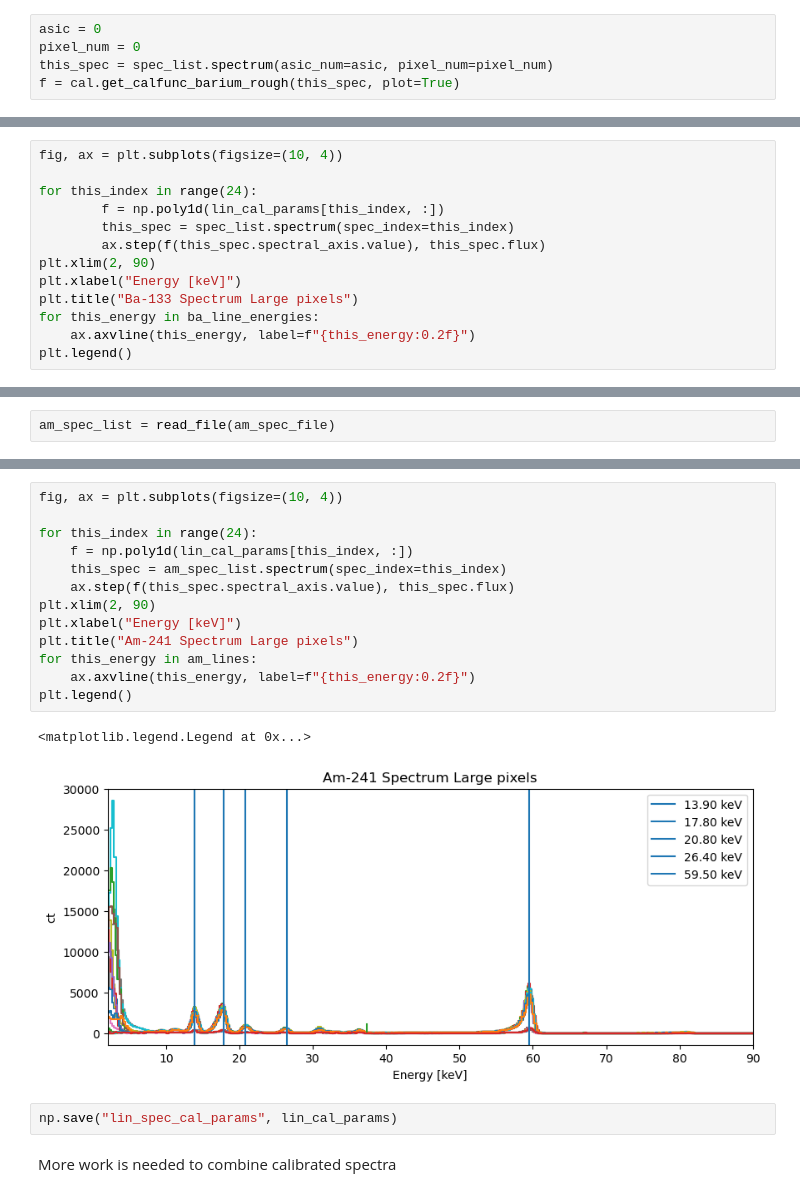
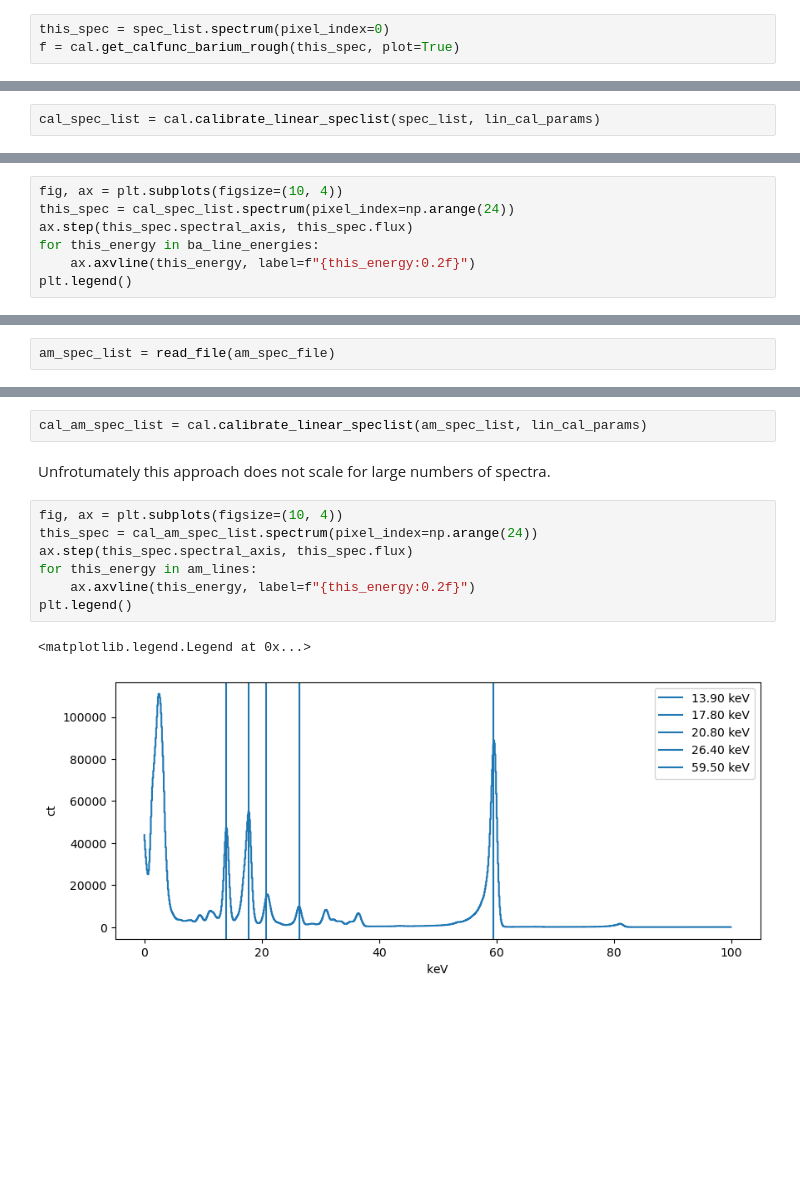
Before and after one commit to PADRESat/meddea_notebooks, a Jupyter notebook: calibration/20250706_energy_calibration_speclist.ipynb, the cells around one changed output, grey strips where cells are left out. Drawn from its saved outputs; the diff is of its cells as text; blank space fills up the shorter version.

```diff
--- a/calibration/20250706_energy_calibration_speclist.ipynb
+++ b/calibration/20250706_energy_calibration_speclist.ipynb
@@ -160,6 +179,4 @@ Text(0.5, 1.0, 'det0 pixel0')
 # %%
-asic = 0
-pixel_num = 0
-this_spec = spec_list.spectrum(asic_num=asic, pixel_num=pixel_num)
+this_spec = spec_list.spectrum(pixel_index=0)
 f = cal.get_calfunc_barium_rough(this_spec, plot=True)
 # %% [output]
@@ -182,15 +194,11 @@ plt.hist(lin_cal_params[:, 0]);
+# %%
+cal_spec_list = cal.calibrate_linear_speclist(spec_list, lin_cal_params)
 # %%
 ba_line_energies = [7.8, 11.8, 30.85, 35, 53.5, 57.8, 81] * u.keV
 # %%
 fig, ax = plt.subplots(figsize=(10, 4))
-
-for this_index in range(24):
-        f = np.poly1d(lin_cal_params[this_index, :])
-        this_spec = spec_list.spectrum(spec_index=this_index)
-        ax.step(f(this_spec.spectral_axis.value), this_spec.flux)
-plt.xlim(2, 90)
-plt.xlabel("Energy [keV]")
-plt.title("Ba-133 Spectrum Large pixels")
+this_spec = cal_spec_list.spectrum(pixel_index=np.arange(24))
+ax.step(this_spec.spectral_axis, this_spec.flux)
 for this_energy in ba_line_energies:
     ax.axvline(this_energy, label=f"{this_energy:0.2f}")
 plt.legend()
@@ -213,20 +249,14 @@ SpectrumList (1,092 spectra, 2,863,133 events)
+# %%
+cal_am_spec_list = cal.calibrate_linear_speclist(am_spec_list, lin_cal_params)
+# %% [markdown]
+Unfrotumately this approach does not scale for large numbers of spectra.
 # %%
 fig, ax = plt.subplots(figsize=(10, 4))
-
-for this_index in range(24):
-    f = np.poly1d(lin_cal_params[this_index, :])
-    this_spec = am_spec_list.spectrum(spec_index=this_index)
-    ax.step(f(this_spec.spectral_axis.value), this_spec.flux)
-plt.xlim(2, 90)
-plt.xlabel("Energy [keV]")
-plt.title("Am-241 Spectrum Large pixels")
+this_spec = cal_am_spec_list.spectrum(pixel_index=np.arange(24))
+ax.step(this_spec.spectral_axis, this_spec.flux)
 for this_energy in am_lines:
     ax.axvline(this_energy, label=f"{this_energy:0.2f}")
 plt.legend()
 # %% [output]
 <matplotlib.legend.Legend at 0x...>
-[figure, old version]
+[figure, new version]
-# %%
-np.save("lin_spec_cal_params", lin_cal_params)
-# %% [markdown]
-More work is needed to combine calibrated spectra
```
Also changed, not shown: parts of 28 cells of this notebook.
